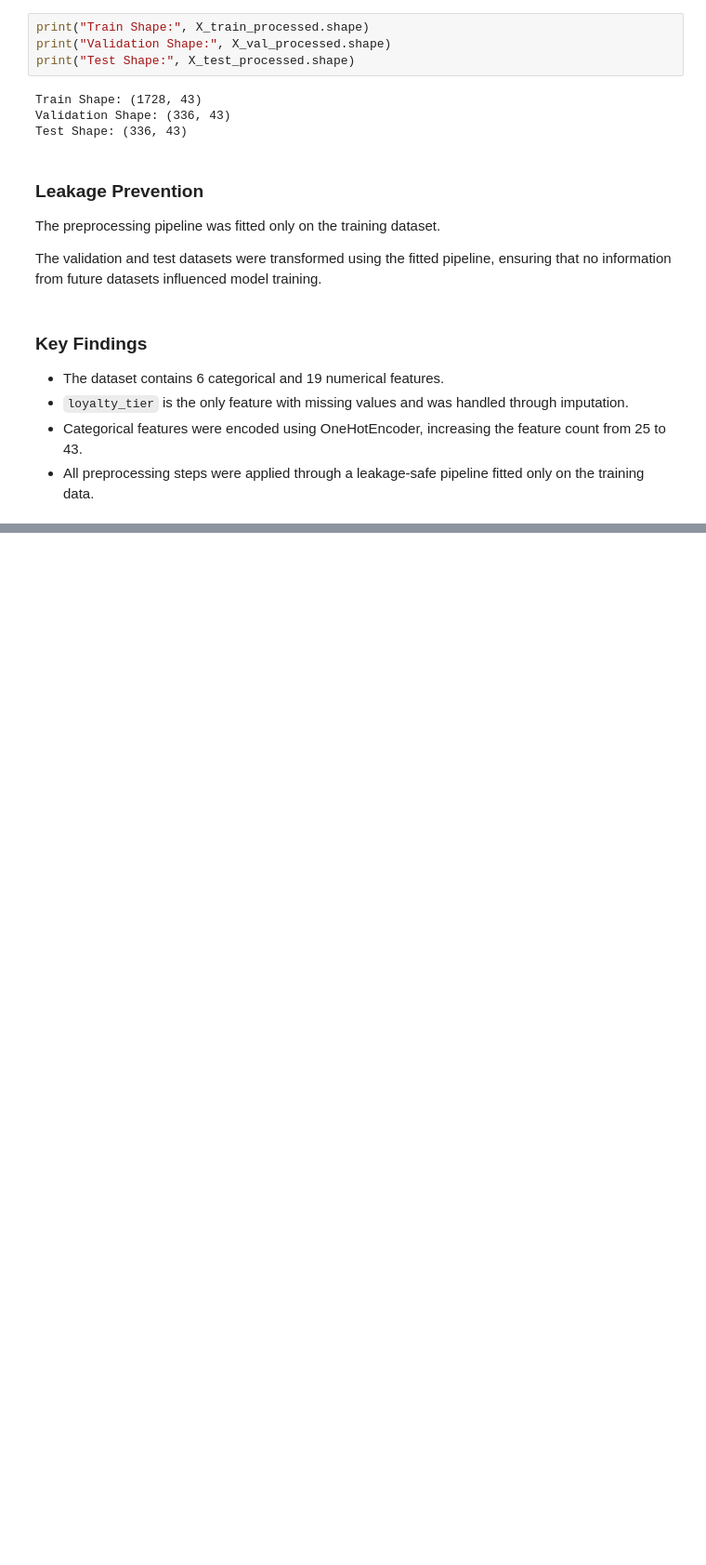
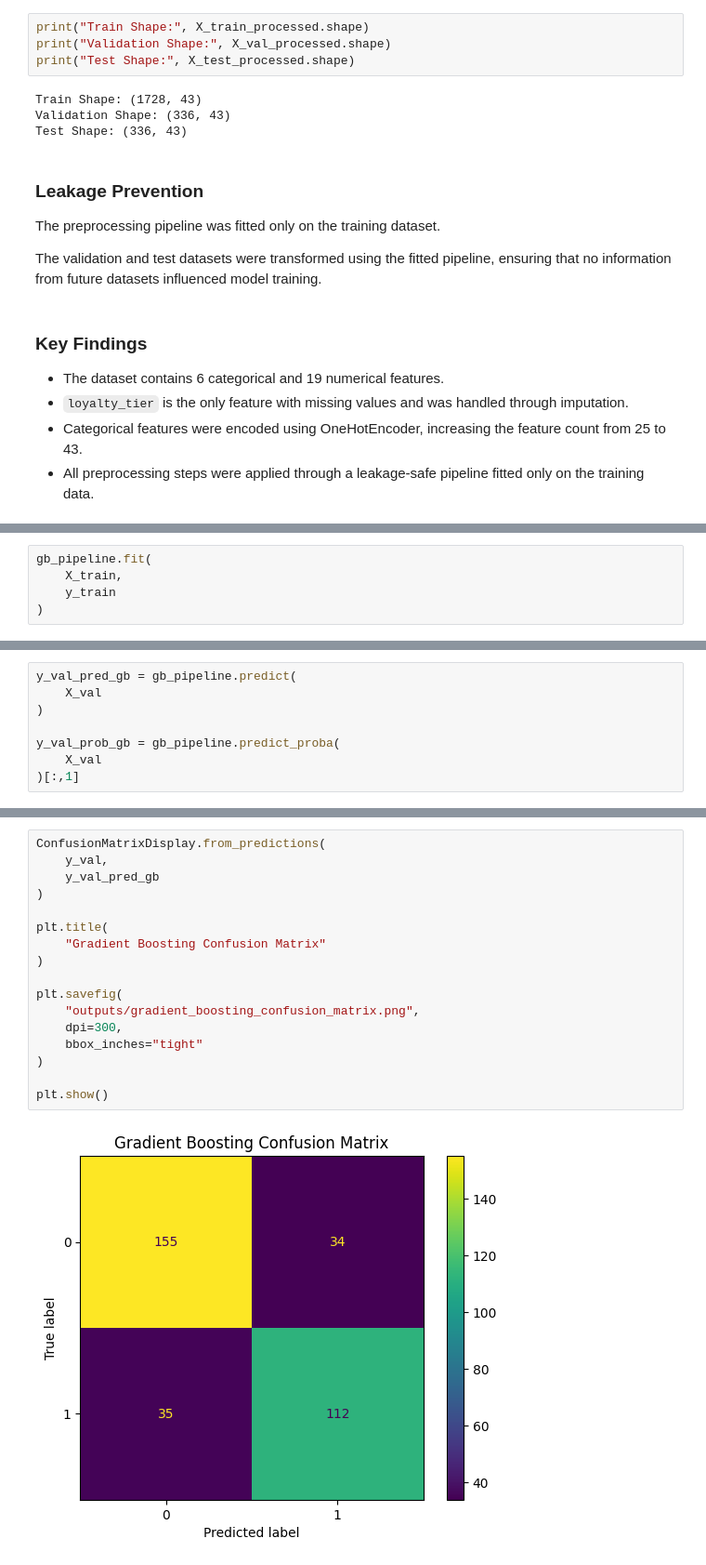
Before and after one commit to Deepika825325/part3-churn-prediction-model-card, a Jupyter notebook: churn_model.ipynb, the cells around one changed output, grey strips where cells are left out. Shown at 93% size. Cells and saved outputs as stored; diff of their text form; blank space fills up the shorter version.

```diff
--- a/churn_model.ipynb
+++ b/churn_model.ipynb
@@ -1142,0 +1492,5 @@ The validation and test datasets were transformed using the fitted pipeline, ens
+# %%
+gb_pipeline.fit(
+    X_train,
+    y_train
+)
@@ -1142,0 +1515,8 @@ The validation and test datasets were transformed using the fitted pipeline, ens
+# %%
+y_val_pred_gb = gb_pipeline.predict(
+    X_val
+)
+
+y_val_prob_gb = gb_pipeline.predict_proba(
+    X_val
+)[:,1]
@@ -1142,0 +1584,19 @@ The validation and test datasets were transformed using the fitted pipeline, ens
+# %%
+ConfusionMatrixDisplay.from_predictions(
+    y_val,
+    y_val_pred_gb
+)
+
+plt.title(
+    "Gradient Boosting Confusion Matrix"
+)
+
+plt.savefig(
+    "outputs/gradient_boosting_confusion_matrix.png",
+    dpi=300,
+    bbox_inches="tight"
+)
+
+plt.show()
+# %% [output]
+[figure, added]
```
Also changed, not shown: parts of 107 cells of this notebook, 17 other files.
